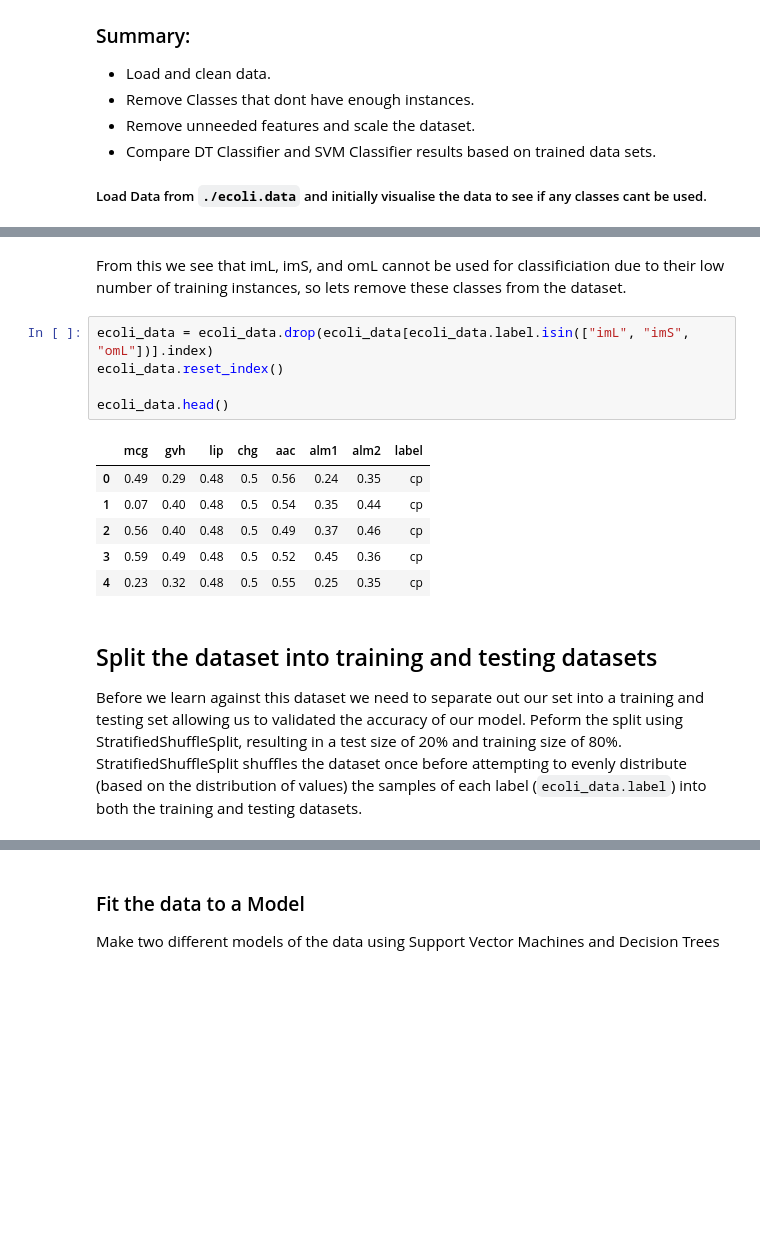
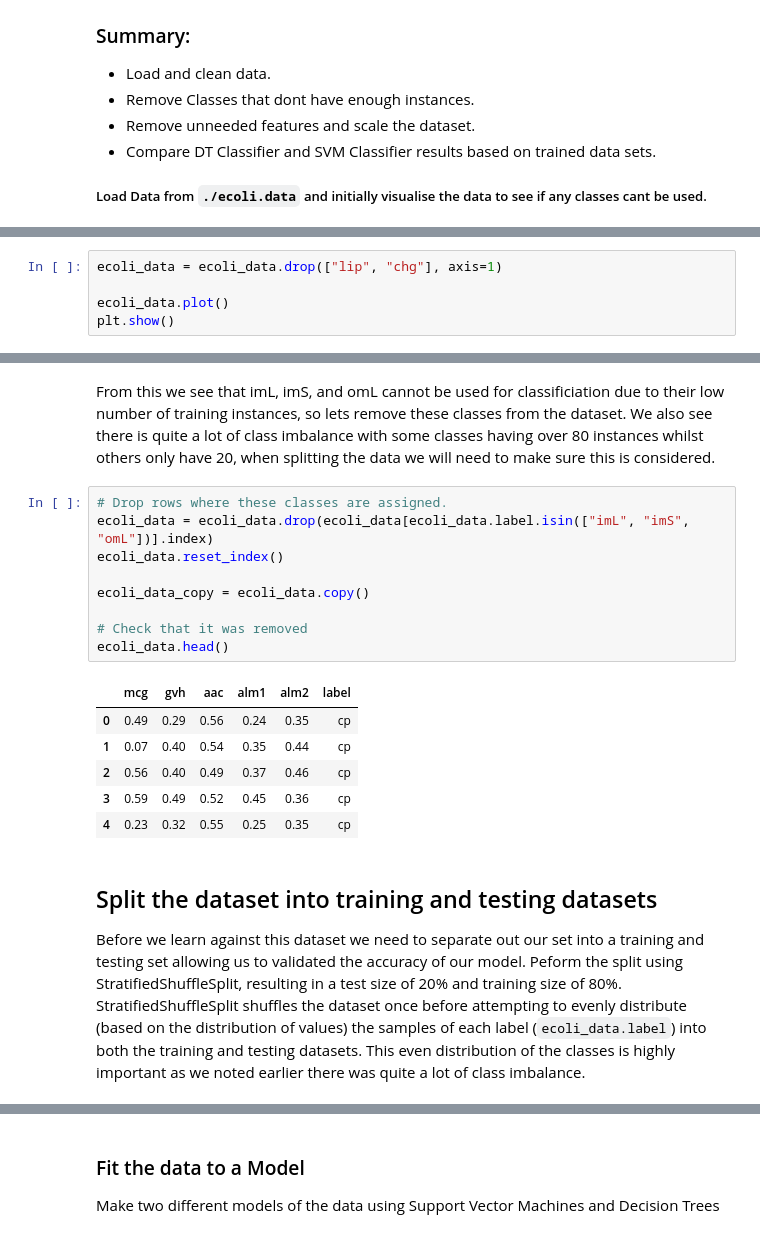
Before and after one commit to SamuelHeath/handson-ml, a Jupyter notebook: labs/lab3/lab03.ipynb, the cells around one changed output, grey strips where cells are left out. Drawn from its saved outputs; the diff is of its cells as text; blank space fills up the shorter version.

```diff
--- a/labs/lab3/lab03.ipynb
+++ b/labs/lab3/lab03.ipynb
@@ -41,0 +50,5 @@ ecoli_data.head(10)
+# %%
+ecoli_data = ecoli_data.drop(["lip", "chg"], axis=1)
+
+ecoli_data.plot()
+plt.show()
@@ -54,17 +67,21 @@ plt.show()
 # %% [markdown]
-From this we see that imL, imS, and omL cannot be used for classificiation due to their low number of training instances, so lets remove these classes from the dataset.
+From this we see that imL, imS, and omL cannot be used for classificiation due to their low number of training instances, so lets remove these classes from the dataset. We also see there is quite a lot of class imbalance with some classes having over 80 instances whilst others only have 20, when splitting the data we will need to make sure this is considered.
 # %%
+# Drop rows where these classes are assigned.
 ecoli_data = ecoli_data.drop(ecoli_data[ecoli_data.label.isin(["imL", "imS", "omL"])].index)
 ecoli_data.reset_index()
 
+ecoli_data_copy = ecoli_data.copy()
+
+# Check that it was removed
 ecoli_data.head()
 # %% [output]
-|  | mcg | gvh | lip | chg | aac | alm1 | alm2 | label |
-| 0 | 0.49 | 0.29 | 0.48 | 0.5 | 0.56 | 0.24 | 0.35 | cp |
-| 1 | 0.07 | 0.40 | 0.48 | 0.5 | 0.54 | 0.35 | 0.44 | cp |
-| 2 | 0.56 | 0.40 | 0.48 | 0.5 | 0.49 | 0.37 | 0.46 | cp |
-| 3 | 0.59 | 0.49 | 0.48 | 0.5 | 0.52 | 0.45 | 0.36 | cp |
-| 4 | 0.23 | 0.32 | 0.48 | 0.5 | 0.55 | 0.25 | 0.35 | cp |
+|  | mcg | gvh | aac | alm1 | alm2 | label |
+| 0 | 0.49 | 0.29 | 0.56 | 0.24 | 0.35 | cp |
+| 1 | 0.07 | 0.40 | 0.54 | 0.35 | 0.44 | cp |
+| 2 | 0.56 | 0.40 | 0.49 | 0.37 | 0.46 | cp |
+| 3 | 0.59 | 0.49 | 0.52 | 0.45 | 0.36 | cp |
+| 4 | 0.23 | 0.32 | 0.55 | 0.25 | 0.35 | cp |
 # %% [markdown]
 ## Split the dataset into training and testing datasets
-Before we learn against this dataset we need to separate out our set into a training and testing set allowing us to validated the accuracy of our model. Peform the split using StratifiedShuffleSplit, resulting in a test size of 20% and training size of 80%. StratifiedShuffleSplit shuffles the dataset once before attempting to evenly distribute (based on the distribution of values) the samples of each label (`ecoli_data.label`) into both the training and testing datasets.
+Before we learn against this dataset we need to separate out our set into a training and testing set allowing us to validated the accuracy of our model. Peform the split using StratifiedShuffleSplit, resulting in a test size of 20% and training size of 80%. StratifiedShuffleSplit shuffles the dataset once before attempting to evenly distribute (based on the distribution of values) the samples of each label (`ecoli_data.label`) into both the training and testing datasets. This even distribution of the classes is highly important as we noted earlier there was quite a lot of class imbalance.
```
Also changed, not shown: parts of 53 cells of this notebook.
